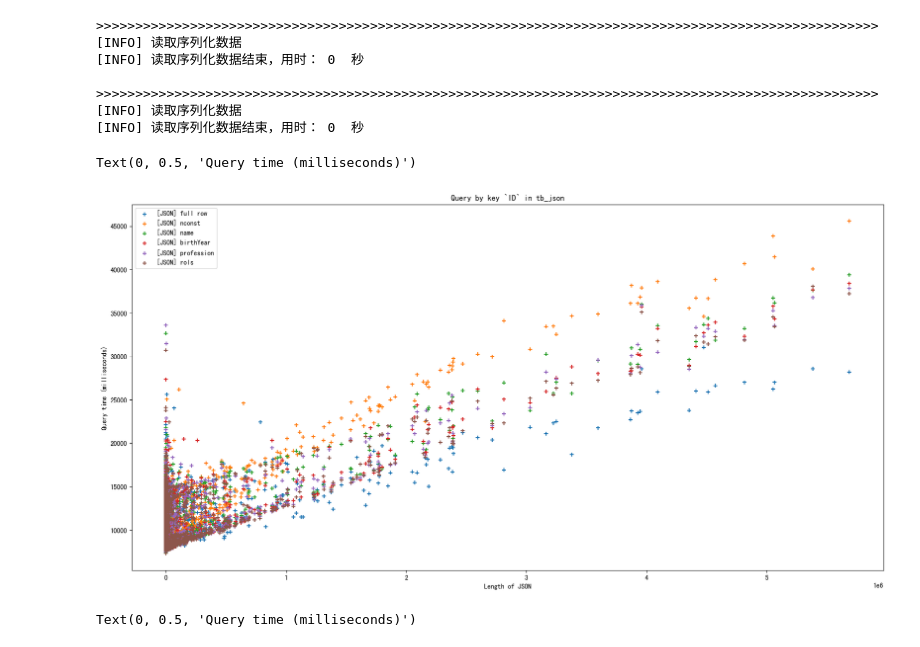
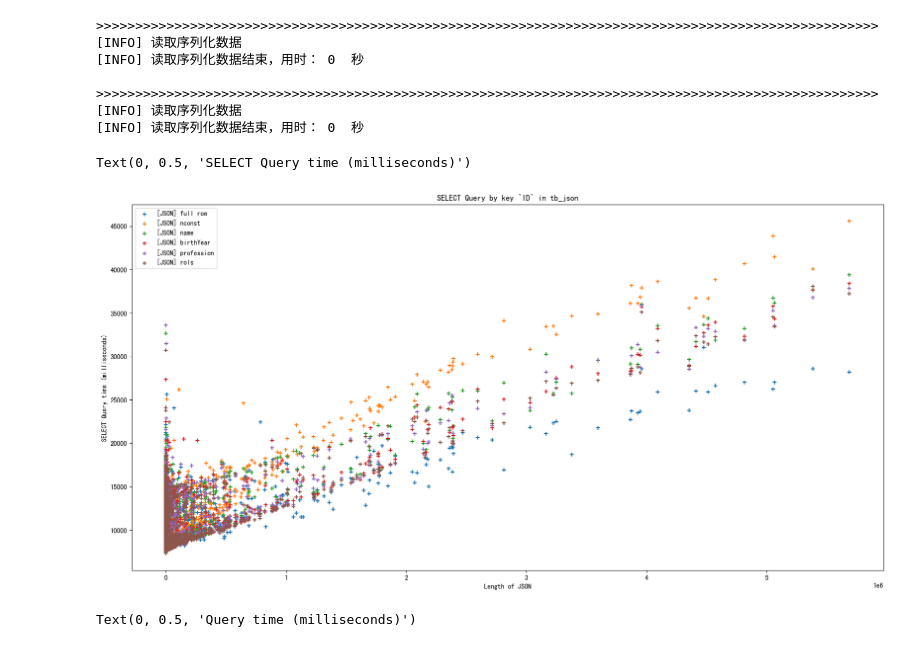
Before and after one commit to NekoSilverFox/PostgreSQL-SPbSTU, a Jupyter notebook: lab3.2/图像绘制/图像绘制.ipynb, the cells around one changed output. Drawn from its saved outputs; the diff is of its cells as text; code cells hidden in the pictures.

```diff
--- a/lab3.2/图像绘制/图像绘制.ipynb
+++ b/lab3.2/图像绘制/图像绘制.ipynb
@@ -189,37 +187,37 @@ jsonb_id.reset_index(inplace=True)
 # %%
 plt.figure(figsize=(20, 10), dpi=100)
 plt.scatter(x=json_id['len_row'].values,
             y=json_id['full_ms'].values,
             marker='+',
             label='[JSON] full row')
 plt.scatter(x=json_id['len_row'].values,
             y=json_id['nconst_ms'].values,
             marker='+',
             label='[JSON] nconst')
 plt.scatter(x=json_id['len_row'].values,
             y=json_id['name_ms'].values,
             marker='+',
             label='[JSON] name')
 plt.scatter(x=json_id['len_row'].values,
             y=json_id['birthYear_ms'].values,
             marker='+',
             label='[JSON] birthYear')
 plt.scatter(x=json_id['len_row'].values,
             y=json_id['profession_ms'].values,
             marker='+',
             label='[JSON] profession')
 plt.scatter(x=json_id['len_row'].values,
             y=json_id['rols_ms'].values,
             marker='+',
             label='[JSON] rols')
 
 plt.legend()
-plt.title('Query by key `ID` in tb_json')
+plt.title('SELECT Query by key `ID` in tb_json')
 plt.xlabel('Length of JSON')
-plt.ylabel('Query time (milliseconds)')
+plt.ylabel('SELECT Query time (milliseconds)')
 # %% [output]
-Text(0, 0.5, 'Query time (milliseconds)')
+Text(0, 0.5, 'SELECT Query time (milliseconds)')
-[figure, old version]
+[figure, new version]
 # %%
 plt.figure(figsize=(20, 10), dpi=100)
 
```
Also changed, not shown: parts of 14 cells of this notebook, 11 other files.
